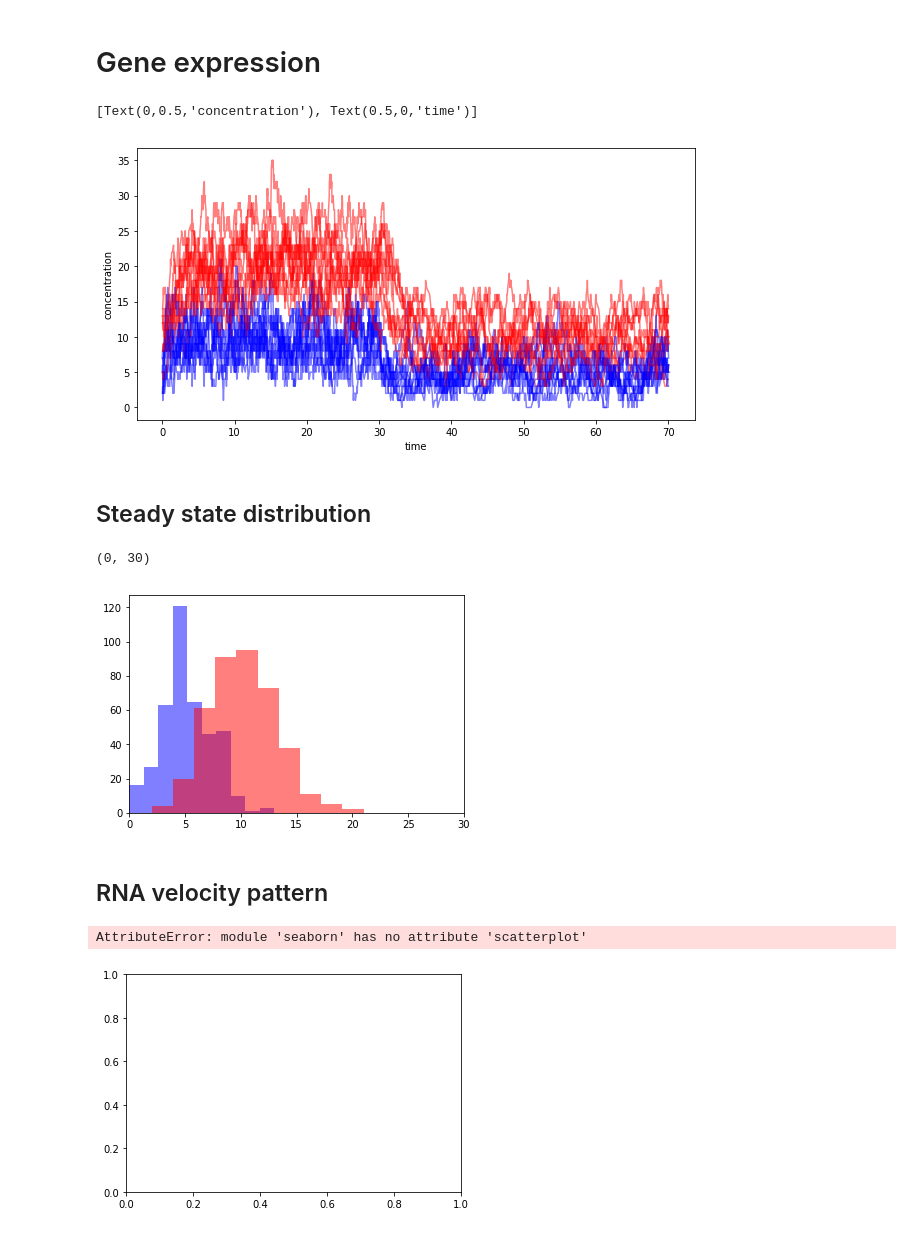
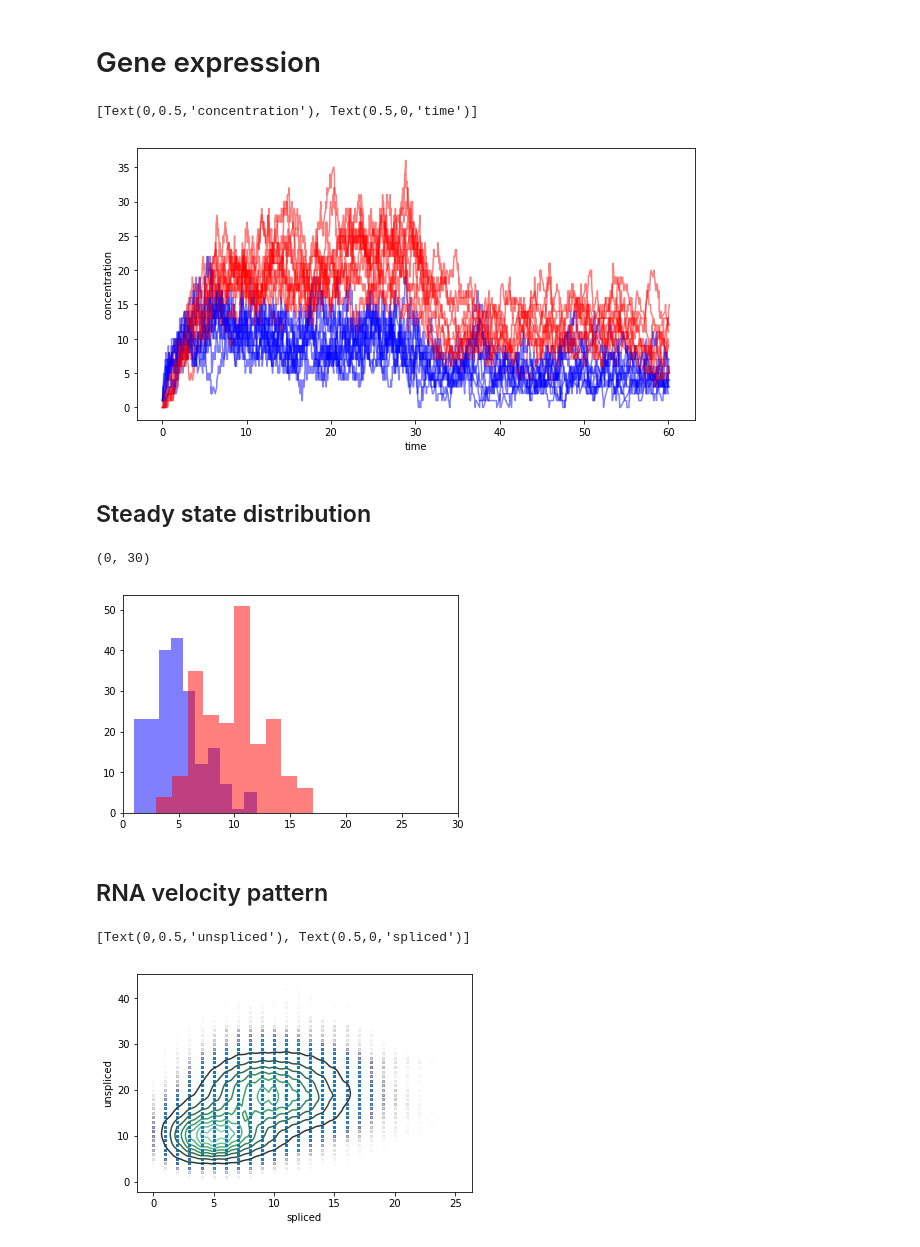
Before and after one commit to andreariba/teaching-notebook, a Jupyter notebook: nb/Gillespie_simulations-mRNA_protein.ipynb, the cells around one changed output. Drawn from its saved outputs; the diff is of its cells as text; code cells hidden in the pictures.

```diff
--- a/nb/Gillespie_simulations-mRNA_protein.ipynb
+++ b/nb/Gillespie_simulations-mRNA_protein.ipynb
@@ -10,7 +10,7 @@ a_min = 5
 a_max = 10
 beta = 1
 gamma = 0.5
-t_switch = 60
+t_switch = 30
 # %%
 n_reactions = 3
 
@@ -21,9 +21,9 @@ reactions = np.array(
 def alpha(t,t0, alpha_max, alpha_min):
     return alpha_min + (alpha_max-alpha_min)*np.heaviside(t0-t,0.5)
 # %%
-N = 400
-SIMULATION_TIME = 100
-PRETIME = 30
+N = 200
+SIMULATION_TIME = 60
+PRETIME = 0
 
 reaction_rates = np.array([a_min,beta,gamma])
 
@@ -68,7 +68,7 @@ for sim in simulations[1:10]:
 ax.set(xlabel='time',ylabel='concentration')
 # %% [output]
 [Text(0,0.5,'concentration'), Text(0.5,0,'time')]
-[figure, old version]
+[figure, new version]
 # %% [markdown]
 ## Steady state distribution
 # %%
@@ -84,15 +84,16 @@ ax.hist(last_data_protein,bins=10,color='red',alpha=0.5)
 ax.set_xlim([0,30])
 # %% [output]
 (0, 30)
-[figure, old version]
+[figure, new version]
 # %% [markdown]
 ## RNA velocity pattern
+# %%
+all_sims = np.vstack(simulations)
 # %%
 fig, ax = plt.subplots()
-for sim in simulations:
-    sns.scatterplot(sim[:,0],sim[:,1], alpha=0.005, ax=ax)
-sns.kdeplot(simulations[:,0],simulations[:,1], levels=8, color='black', ax=ax)
+ax.plot(all_sims[:,0],all_sims[:,1], '.', alpha=0.005)
+sns.kdeplot(all_sims[:,0],all_sims[:,1], ax=ax)
 ax.set(xlabel='spliced',ylabel='unspliced')
 # %% [output]
-AttributeError: module 'seaborn' has no attribute 'scatterplot'
+[Text(0,0.5,'unspliced'), Text(0.5,0,'spliced')]
-[figure, old version]
+[figure, new version]
```
